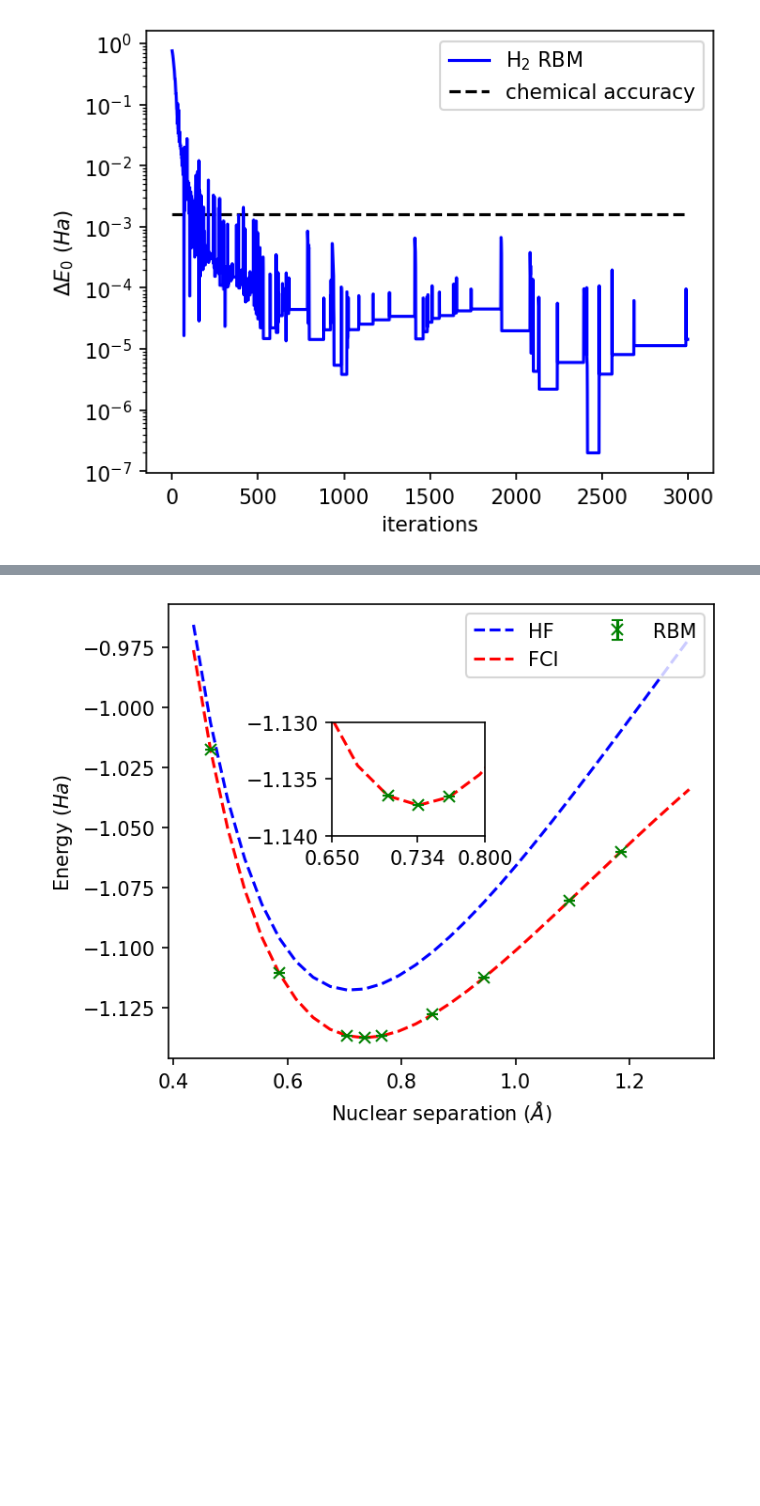
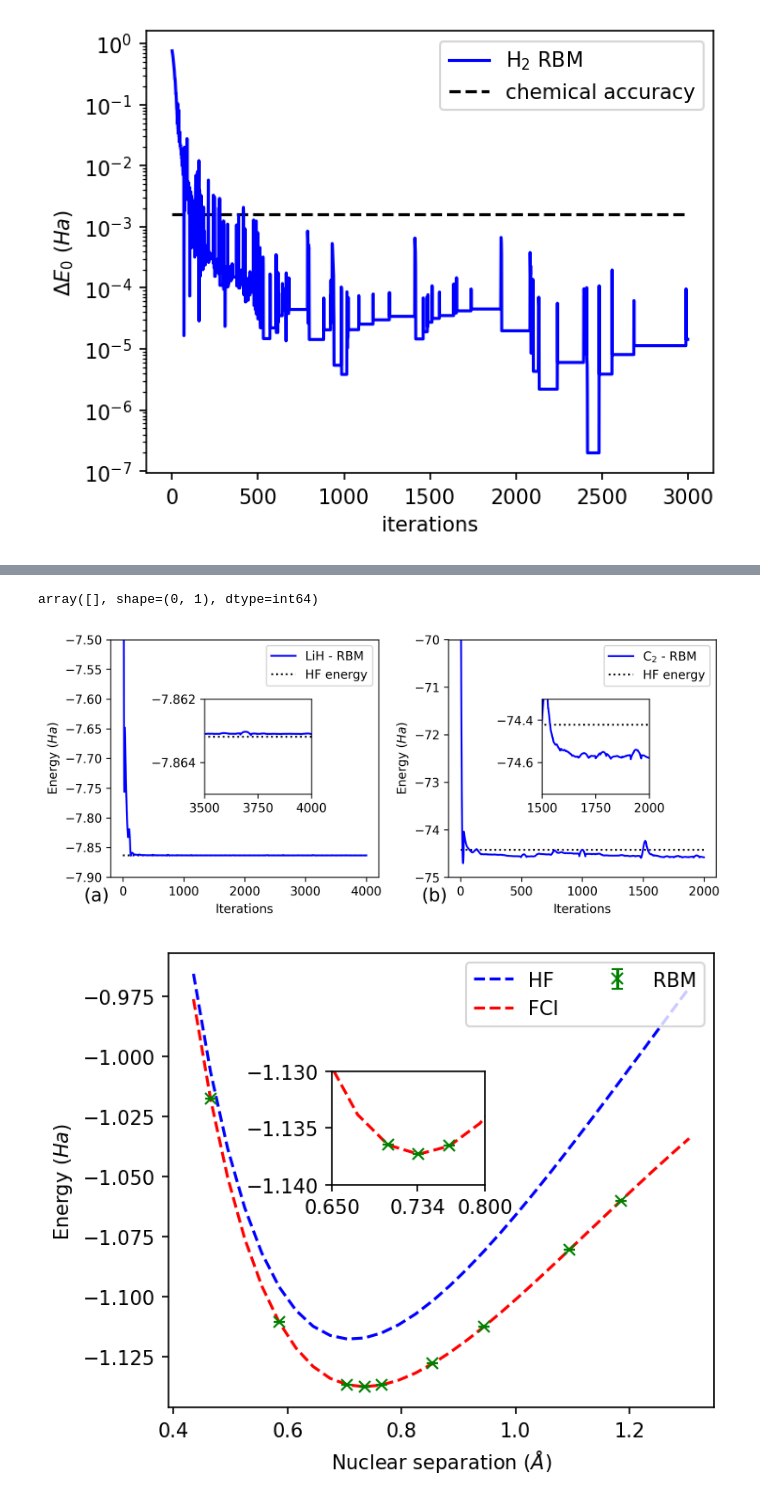
Before and after one commit to NicoFransaert/FermionicANN, a Jupyter notebook: notebooks/plotting.ipynb, the cells around one changed output, grey strips where cells are left out. Drawn from its saved outputs; the diff is of its cells as text; code cells hidden in the pictures; blank space fills up the shorter version.

```diff
--- a/notebooks/plotting.ipynb
+++ b/notebooks/plotting.ipynb
@@ -349,3 +370,83 @@ meta_files[8]["Total_energy"]['Sigma']
+# %%
+np.argwhere(np.array(en2)<-1.13)
+# %% [output]
+array([], shape=(0, 1), dtype=int64)
+# %%
+meta_file = '../data/RBM_runs/sweep2_LiH/rbm_sto3g_LiH_1-5474_eq1_a1_sgd_lr1_ns100000_trick.META'
+hist_file = '../data/RBM_runs/sweep2_LiH/rbm_sto3g_LiH_1-5474_eq1_a1_sgd_lr1_ns100000_trick.log'
+
+with open(meta_file) as jf:
+    meta = json.load(jf)
+with open(hist_file) as jf:
+    hist = json.load(jf)
+it = [i['Iteration'] for i in hist['Output']][0:4000]
+en = [i['Energy']['Mean'] + meta['SystemData']['nuc_rep_energy'] for i in hist['Output']][0:4000]
+exact = meta['SystemData']['tot_energy']
+
+meta_file = '../data/RBM_runs/C2_final_test/rbm_sto3g_C2_1-2600_eq1_a1_sgd_lr1_ns10000_trick.META'
+hist_file = '../data/RBM_runs/C2_final_test/rbm_sto3g_C2_1-2600_eq1_a1_sgd_lr1_ns10000_trick.log'
+
+with open(meta_file) as jf:
+    meta = json.load(jf)
+with open(hist_file) as jf:
+    hist = json.load(jf)
+it1 = [i['Iteration'] for i in hist['Output']][0:4000]
+en1 = [i['Energy']['Mean'] + meta['SystemData']['nuc_rep_energy'] for i in hist['Output']][0:4000]
+exact1 = meta['SystemData']['tot_energy']
+
+fig, ax = plt.subplots(1, 2, figsize=(8,3.5), squeeze=False, dpi=300)
+
+for n, subplt in enumerate(ax.flat):
+    subplt.text(-0.1, -0.1, '('+string.ascii_lowercase[n]+')', transform=subplt.transAxes, size=15)
+
+ax1 = ax[0][0]
+ax2 = ax[0][1]
+
+#plot energy history
+ax1.plot(np.array(it), savgol_filter(en,51,3), color='b', label='LiH - RBM')
+ax1.hlines(-7.863190101746813, xmin=0, xmax=it[-1], linestyles='dotted', color='k', label='HF energy')
+# ax1.set_title('$H_2$ @ equilibrium')
+ax1.set_xlabel('Iterations')
+ax1.set_ylabel('Energy ($Ha$)')
+ax1.set_ylim([-7.9,-7.5])
+ax1.legend()
+
+ins = ax1.inset_axes([0.35,0.35,0.4,0.4])
+
+ins.plot(np.array(it), savgol_filter(en,51,3), color='b')
+ins.hlines(-7.863190101746813, xmin=0, xmax=it[-1], linestyles='dotted', color='k', label='HF energy')
+ins.set_xlim([3500, 4000])
+# ins.set_xticks([1.1,1.19,1.3])
+# ins.set_xlim(1.1,1.3)
+ins.ticklabel_format(useOffset=False)
+# ins.set_yticks([-107.69, -107.64])
+ins.set_ylim(-7.865, -7.862)
+
+
+#plot energy history
+ax2.plot(np.array(it1), savgol_filter(en1,51,3), color='b', label='C$_2$ - RBM')
+ax2.hlines(-74.42111640394793, xmin=0, xmax=it1[-1], linestyles='dotted', color='k', label='HF energy')
+# ax2.set_title('$H_2$ @ equilibrium')
+ax2.set_xlabel('Iterations')
+ax2.set_ylabel('Energy ($Ha$)')
+ax2.set_ylim([-75,-70])
+ax2.legend()
+
+ins2 = ax2.inset_axes([0.35,0.35,0.4,0.4])
+
+ins2.plot(np.array(it1), savgol_filter(en1,51,3), color='b')
+ins2.hlines(-74.42111640394793, xmin=0, xmax=it1[-1], linestyles='dotted', color='k', label='HF energy')
+ins2.set_xlim([1500, 2000])
+# ins.set_xticks([1.1,1.19,1.3])
+# ins.set_xlim(1.1,1.3)
+ins2.ticklabel_format(useOffset=False)
+# ins.set_yticks([-107.69, -107.64])
+ins2.set_ylim(-74.75, -74.3)
+
+fig.tight_layout()
+# plt.savefig('../data/plots/STO-3G_LiH_C2_history.png')
+# %% [output]
+[figure, added]
 # %%
 bondlength = np.load('../data/dissociation/STO-3G/bondlength_H2.npy')
 HF_energy = np.load('../data/dissociation/STO-3G/scf_energy_H2.npy')
```
Also changed, not shown: parts of 16 cells of this notebook.
